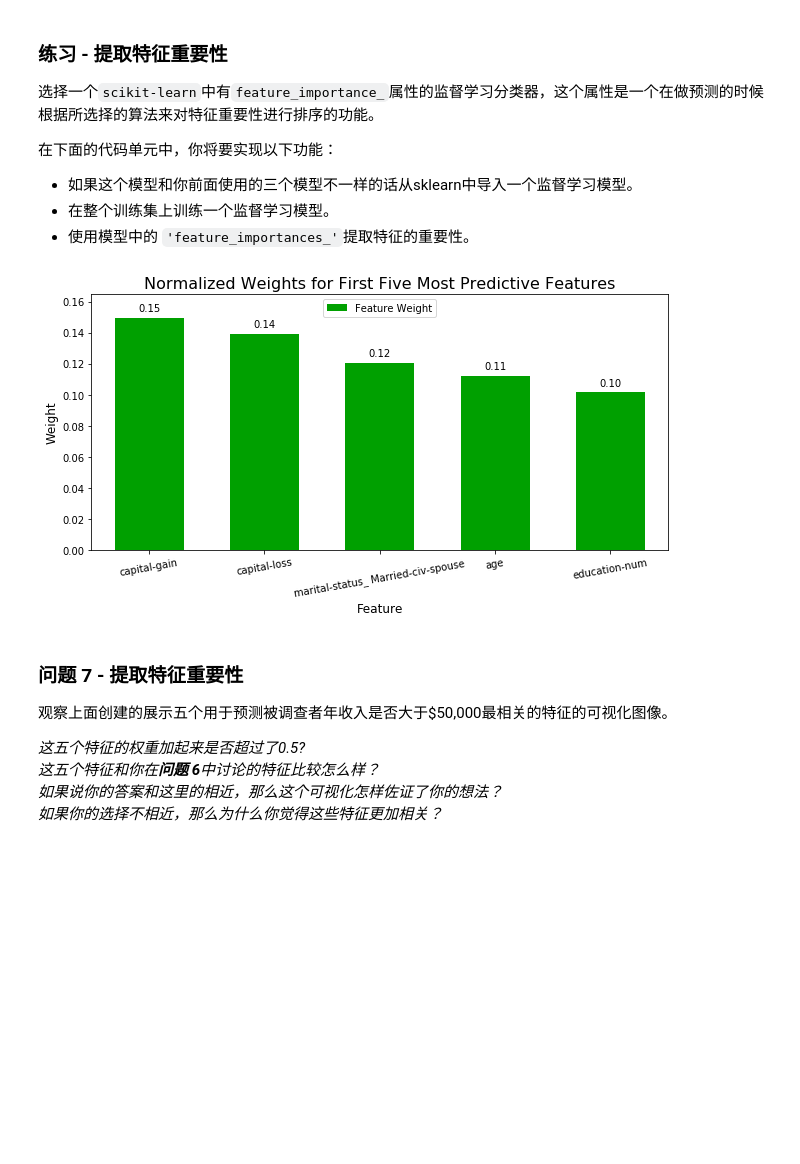
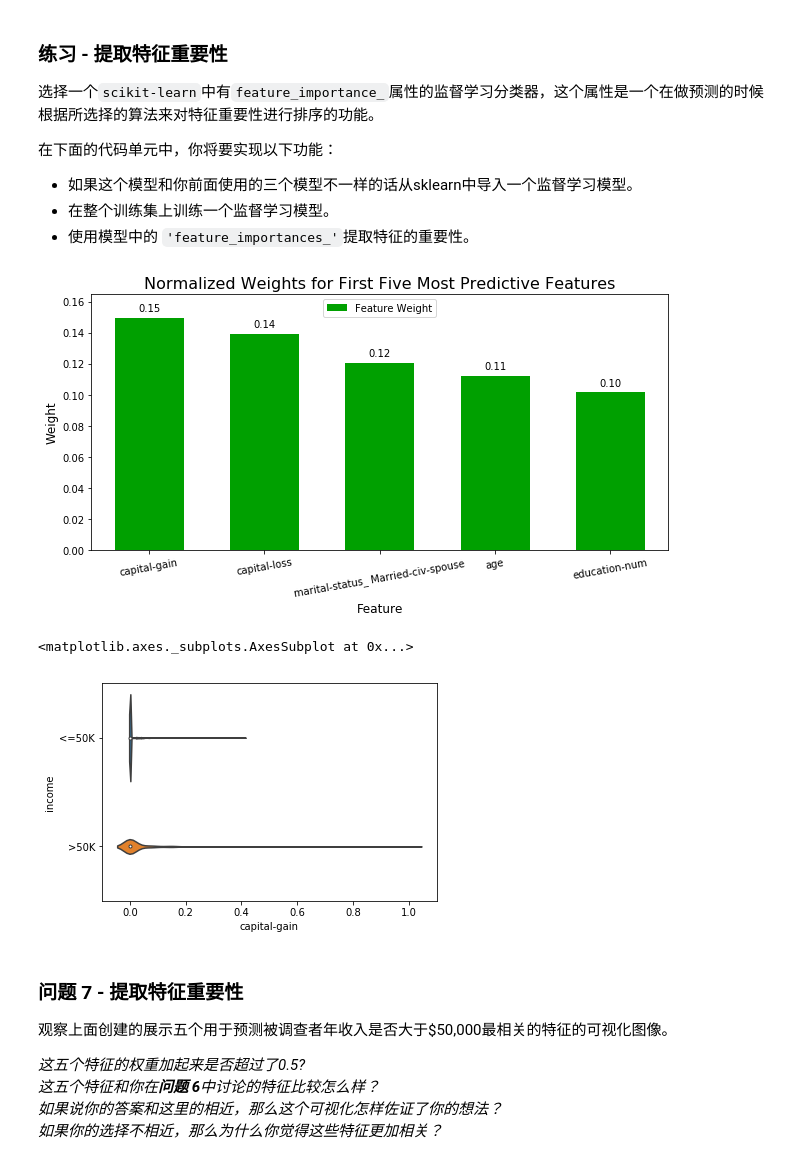
Before and after one commit to agassi4013/MLND_finding_donors, a Jupyter notebook: finding_donors.ipynb, the cells around one changed output. Drawn from its saved outputs; the diff is of its cells as text; code cells hidden in the pictures; blank space fills up the shorter version.

```diff
--- a/finding_donors.ipynb
+++ b/finding_donors.ipynb
@@ -564,17 +566,24 @@ _在这十三个记录中，你认为哪五个特征对于预测是最重要的
 # %%
 # TODO：导入一个有'feature_importances_'的监督学习模型
 #使用已導入的GradientBoostingClassifier
 
 # TODO：在训练集上训练一个监督学习模型
 model = GradientBoostingClassifier(random_state=42).fit(features, income)
 
 # TODO： 提取特征重要性
 importances = model.feature_importances_
 
 # 绘图
 vs.feature_plot(importances, X_train, y_train)
+
+# 繪製capital-gain的violinplot
+import matplotlib.pyplot as plt
+import seaborn as sns
+sns.violinplot(x=features_raw['capital-gain'], y=income_raw, orient="h")
 # %% [output]
 [figure]
+<matplotlib.axes._subplots.AxesSubplot at 0x...>
+[figure, added]
 # %% [markdown]
 ### 问题 7 - 提取特征重要性
 观察上面创建的展示五个用于预测被调查者年收入是否大于\$50,000最相关的特征的可视化图像。
```
Also changed, not shown: parts of 10 cells of this notebook, 1 other file.
